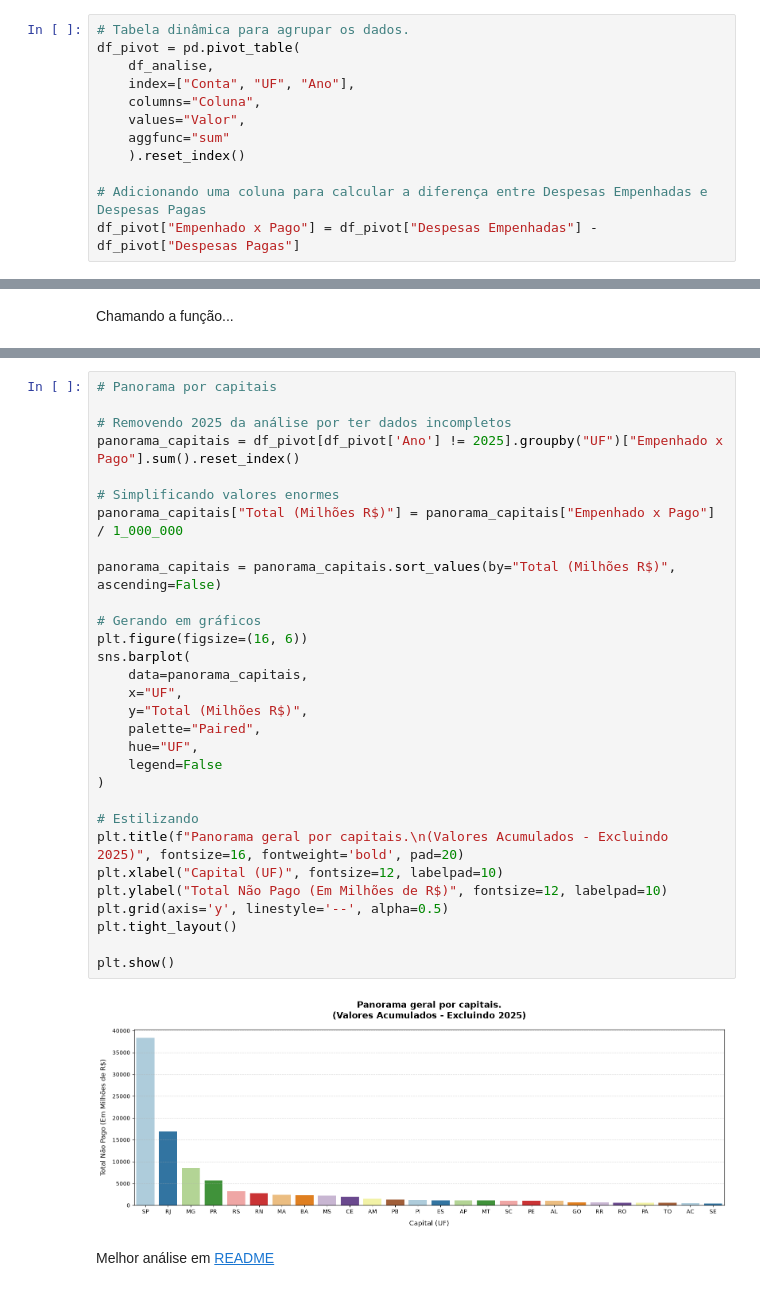
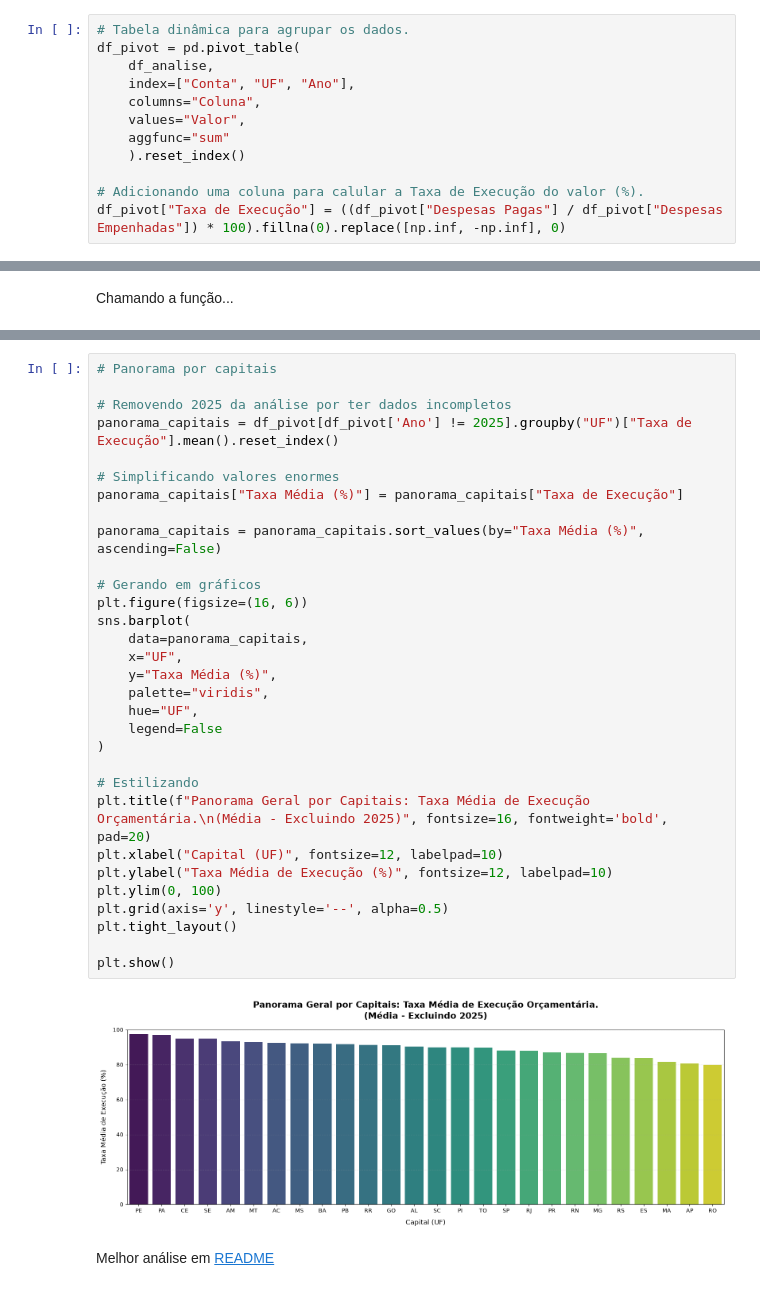
Before and after one commit to edvaldo-f/Desafio-Analista-de-Dados-Sefaz-Macei-, a Jupyter notebook: notebooks/empenhado_x_pago/por_funcao.ipynb, the cells around one changed output, grey strips where cells are left out. Drawn from its saved outputs; the diff is of its cells as text.

```diff
--- a/notebooks/empenhado_x_pago/por_funcao.ipynb
+++ b/notebooks/empenhado_x_pago/por_funcao.ipynb
@@ -38,8 +39,8 @@ df_pivot = pd.pivot_table(
     aggfunc="sum"
     ).reset_index()
 
-# Adicionando uma coluna para calcular a diferença entre Despesas Empenhadas e Despesas Pagas
-df_pivot["Empenhado x Pago"] = df_pivot["Despesas Empenhadas"] - df_pivot["Despesas Pagas"]
+# Adicionando uma coluna para calular a Taxa de Execução do valor (%).
+df_pivot["Taxa de Execução"] = ((df_pivot["Despesas Pagas"] / df_pivot["Despesas Empenhadas"]) * 100).fillna(0).replace([np.inf, -np.inf], 0)
 # %% [markdown]
 Criado um gráfico de mapa de calor para ter uma visão melhor do todo.
 Isso salvo em uma função para ser chamada em cada ano.
@@ -129,34 +132,35 @@ criar_mapa_calor(df_pivot, 2020)
 # %%
 # Panorama por capitais
 
 # Removendo 2025 da análise por ter dados incompletos
-panorama_capitais = df_pivot[df_pivot['Ano'] != 2025].groupby("UF")["Empenhado x Pago"].sum().reset_index()
+panorama_capitais = df_pivot[df_pivot['Ano'] != 2025].groupby("UF")["Taxa de Execução"].mean().reset_index()
 
 # Simplificando valores enormes
-panorama_capitais["Total (Milhões R$)"] = panorama_capitais["Empenhado x Pago"] / 1_000_000
+panorama_capitais["Taxa Média (%)"] = panorama_capitais["Taxa de Execução"]
 
-panorama_capitais = panorama_capitais.sort_values(by="Total (Milhões R$)", ascending=False)
+panorama_capitais = panorama_capitais.sort_values(by="Taxa Média (%)", ascending=False)
 
 # Gerando em gráficos
 plt.figure(figsize=(16, 6))
 sns.barplot(
     data=panorama_capitais,
     x="UF",
-    y="Total (Milhões R$)",
-    palette="Paired",
+    y="Taxa Média (%)",
+    palette="viridis",
     hue="UF",
     legend=False
 )
 
 # Estilizando
-plt.title(f"Panorama geral por capitais.\n(Valores Acumulados - Excluindo 2025)", fontsize=16, fontweight='bold', pad=20)
+plt.title(f"Panorama Geral por Capitais: Taxa Média de Execução Orçamentária.\n(Média - Excluindo 2025)", fontsize=16, fontweight='bold', pad=20)
 plt.xlabel("Capital (UF)", fontsize=12, labelpad=10)
-plt.ylabel("Total Não Pago (Em Milhões de R$)", fontsize=12, labelpad=10)
+plt.ylabel("Taxa Média de Execução (%)", fontsize=12, labelpad=10)
+plt.ylim(0, 100)
 plt.grid(axis='y', linestyle='--', alpha=0.5)
 plt.tight_layout()
 
 plt.show()
 # %% [output]
-[figure, old version]
+[figure, new version]
 # %% [markdown]
 Melhor análise em [README](./README.md)
```
Also changed, not shown: parts of 9 cells of this notebook, 2 other files.
